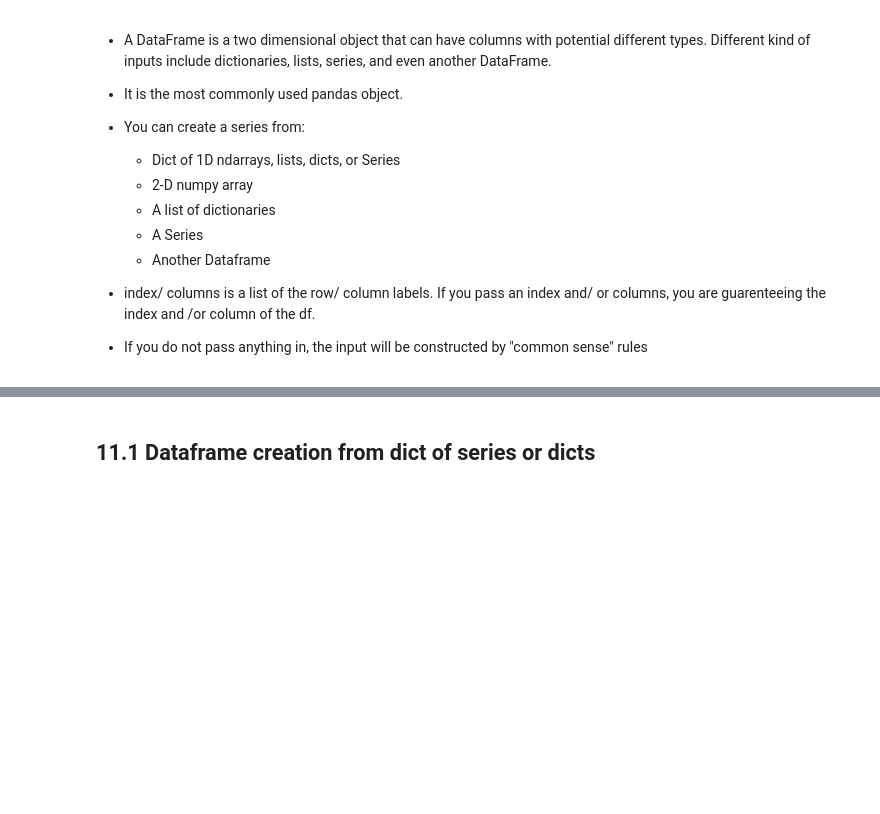
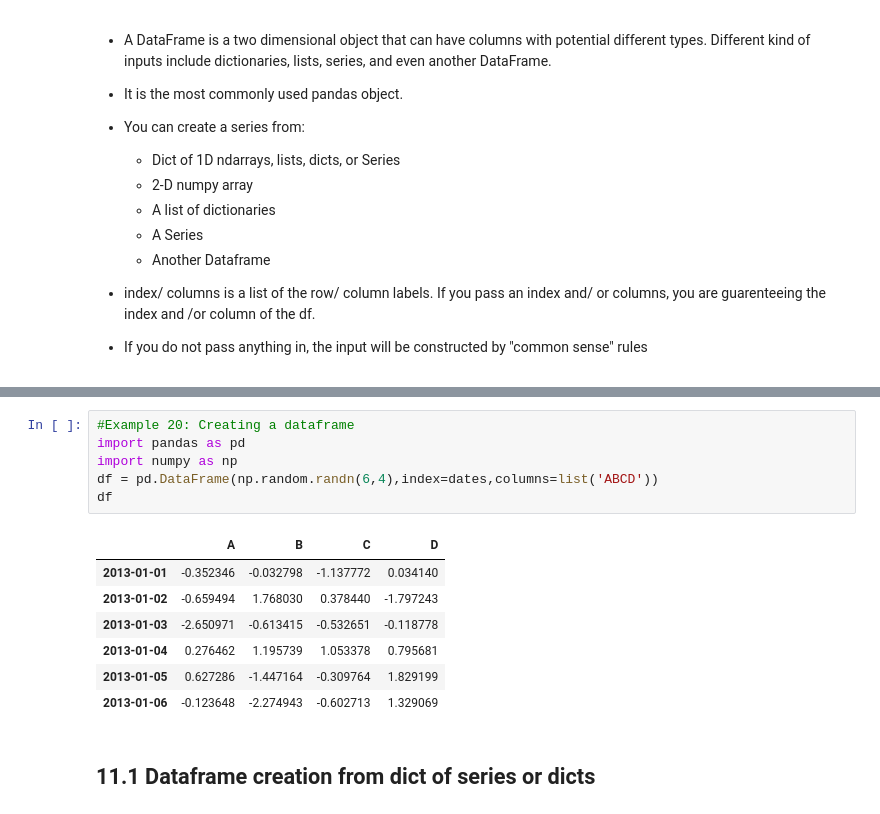
Before and after one commit to Almehrab/Week1-Intro-to-Python, a Jupyter notebook: Introduction_to_Python.ipynb, the cells around one changed output, grey strips where cells are left out. Drawn from its saved outputs; the diff is of its cells as text; blank space fills up the shorter version.

```diff
--- a/Introduction_to_Python.ipynb
+++ b/Introduction_to_Python.ipynb
@@ -1046,3 +1131,17 @@ dates
+# %%
+#Example 20: Creating a dataframe
+import pandas as pd
+import numpy as np
+df = pd.DataFrame(np.random.randn(6,4),index=dates,columns=list('ABCD'))
+df
+# %% [output]
+|  | A | B | C | D |
+| 2013-01-01 | -0.352346 | -0.032798 | -1.137772 | 0.034140 |
+| 2013-01-02 | -0.659494 | 1.768030 | 0.378440 | -1.797243 |
+| 2013-01-03 | -2.650971 | -0.613415 | -0.532651 | -0.118778 |
+| 2013-01-04 | 0.276462 | 1.195739 | 1.053378 | 0.795681 |
+| 2013-01-05 | 0.627286 | -1.447164 | -0.309764 | 1.829199 |
+| 2013-01-06 | -0.123648 | -2.274943 | -0.602713 | 1.329069 |
 # %% [markdown]
 ## 11.1 Dataframe creation from dict of series or dicts
 # %% [markdown]
```
Also changed, not shown: parts of 16 cells of this notebook.
